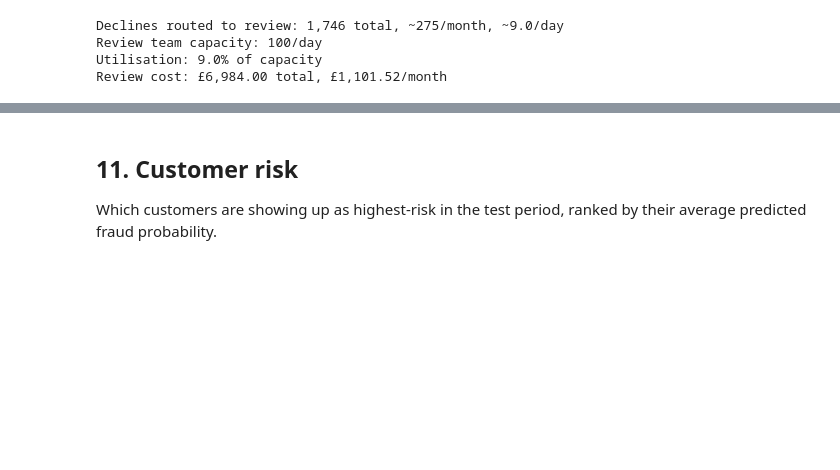
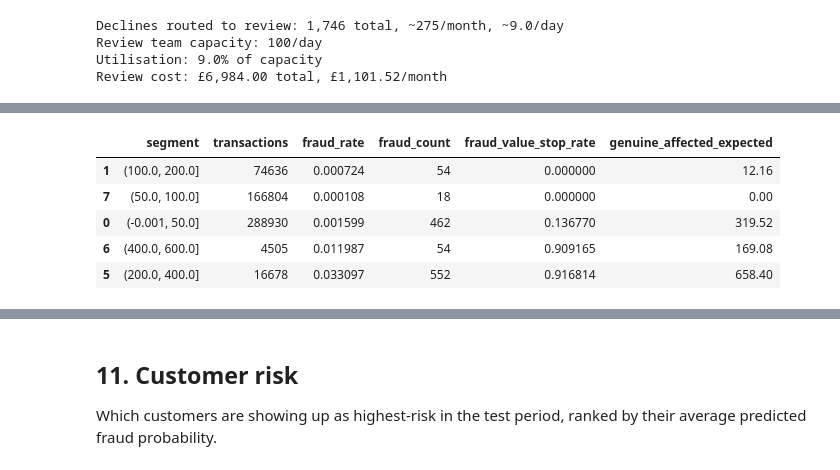
Before and after one commit to Ann-Vaseekar/fraud-model, a Jupyter notebook: notebooks/02_modelling.ipynb, the cells around one changed output, grey strips where cells are left out. Cells and saved outputs as stored; diff of their text form; code cells hidden in the pictures; blank space fills up the shorter version.

```diff
--- a/notebooks/02_modelling.ipynb
+++ b/notebooks/02_modelling.ipynb
@@ -419,0 +399,10 @@ Worst-performing categories (min volume applied):
+# %%
+amt_results = segment_metrics(model_test, y_test, actions, "amt_band")
+amt_results.sort_values(["fraud_value_stop_rate", "genuine_affected_expected"], ascending=[True, False]).head(5)
+# %% [output]
+|  | segment | transactions | fraud_rate | fraud_count | fraud_value_stop_rate | genuine_affected_expected |
+| 1 | (100.0, 200.0] | 74636 | 0.000724 | 54 | 0.000000 | 12.16 |
+| 7 | (50.0, 100.0] | 166804 | 0.000108 | 18 | 0.000000 | 0.00 |
+| 0 | (-0.001, 50.0] | 288930 | 0.001599 | 462 | 0.136770 | 319.52 |
+| 6 | (400.0, 600.0] | 4505 | 0.011987 | 54 | 0.909165 | 169.08 |
+| 5 | (200.0, 400.0] | 16678 | 0.033097 | 552 | 0.916814 | 658.40 |
```
Also changed, not shown: parts of 15 cells of this notebook, 2 other files.
